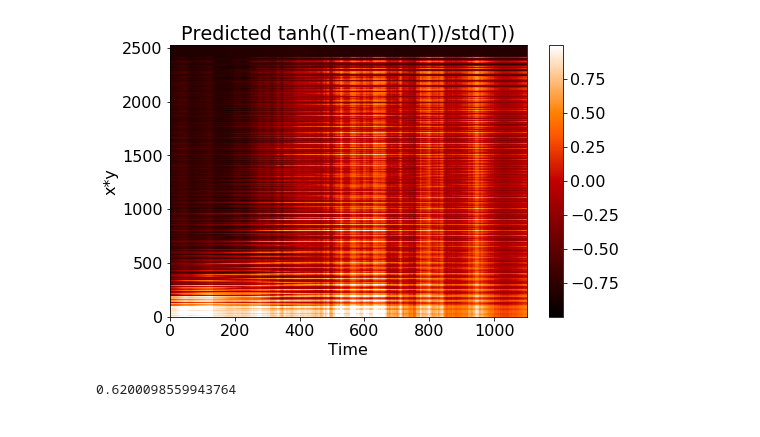
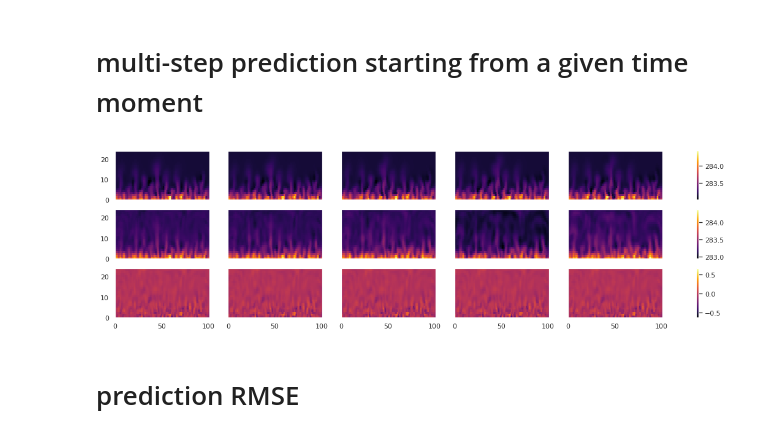
Before and after one commit to jon-dong/reservoir-computing-python, a Jupyter notebook: convection.ipynb, the cells around one changed output. Saved outputs shown, nothing was run; the diff lists cells and outputs as text; code cells hidden in the pictures.

```diff
--- a/convection.ipynb
+++ b/convection.ipynb
@@ -219,18 +176,51 @@ plt.savefig('Test.png', bbox_inches='tight', dpi=400)
-# %%
-P = pred_output[:, 0*spatial_points:1*spatial_points]
-plt.figure(0,figsize=(8, 5))
-im=plt.pcolormesh(P.T, cmap='gist_heat',vmin=np.min(T_2D_concat), vmax=np.max(T_2D_concat))
-plt.rcParams.update({'font.size': 16})
-plt.title('Predicted tanh((T-mean(T))/std(T))')
-plt.ylabel('x*y')
-plt.xlabel('Time')
-plt.colorbar(im)
-plt.show
-plt.savefig('Prediction.png', bbox_inches='tight', dpi=400)
-# %% [output]
-[figure, removed]
-# %%
-np.std(true_data)
-# %% [output]
-0.6200098559943764
+# %% [markdown]
+# multi-step prediction starting from a given time moment
+# %%
+# modifying back the datasets into their initial form
+# T_max = np.amax(raw_test_data)
+# T_min = np.amin(raw_test_data)
+# x_dim, y_dim, sequence_length = raw_test_data.shape
+# pred_output_ = pred_output.reshape(
+#     sequence_length-b.forget, b.pred_horizon, x_dim, y_dim)*((T_max - T_min)/2) + (T_max + T_min)/2
+# test_data_ = test_data[0, b.forget:].reshape(
+#     sequence_length-b.forget, x_dim, y_dim)*((T_max - T_min)/2) + (T_max + T_min)/2
+
+t = 1250
+pred_steps = [0, 25, 50, 75, 99]
+T_test_max = np.amax([test_data_[t+k+1, :, :] for k in pred_steps])
+T_test_min = np.amin([test_data_[t+k+1, :, :] for k in pred_steps])
+T_pred_max = np.amax([pred_output_[t, k, :, :] for k in pred_steps])
+T_pred_min = np.amin([pred_output_[t, k, :, :] for k in pred_steps])
+T_diff_max = np.amax([test_data_[t+k+1, :, :] - pred_output_[t, k, :, :] for k in pred_steps])
+T_diff_min = np.amin([test_data_[t+k+1, :, :] - pred_output_[t, k, :, :] for k in pred_steps])
+
+n_fig = 5
+fig, axs = plt.subplots(3, n_fig, sharey=True, sharex=True, figsize=(20,5))
+
+for i in range(n_fig):
+
+    j = pred_steps[i]
+    im0 = axs[0, i].pcolormesh(test_data_[t+j+1, :, :], cmap='inferno', vmin=T_test_min, vmax=T_test_max)
+#     plt.ylabel('x')
+#     plt.xlabel('y')
+
+    im1 = axs[1, i].pcolormesh(pred_output_[t, j, :, :], cmap='inferno', vmin=T_pred_min, vmax=T_pred_max)
+#     plt.ylabel('x')
+#     plt.xlabel('y')
+
+    im2 = axs[2, i].pcolormesh(
+        test_data_[t+1, :, :] - pred_output_[t, 0, :, :], cmap='inferno', vmin=T_diff_min, vmax=T_diff_max)
+#     plt.ylabel('x')
+#     plt.xlabel('y')
+
+
+fig.colorbar(im0, ax=axs[0, :].ravel().tolist(), shrink=1)
+fig.colorbar(im1, ax=axs[1, :].ravel().tolist(), shrink=1)
+fig.colorbar(im2, ax=axs[2, :].ravel().tolist(), shrink=1)
+plt.show
+plt.savefig('multi-step_predictions_from_given_time.png', bbox_inches='tight', dpi=600)
+# %% [output]
+[figure, added]
+# %% [markdown]
+# prediction RMSE
 # %%
```
Also changed, not shown: parts of 18 cells of this notebook.
